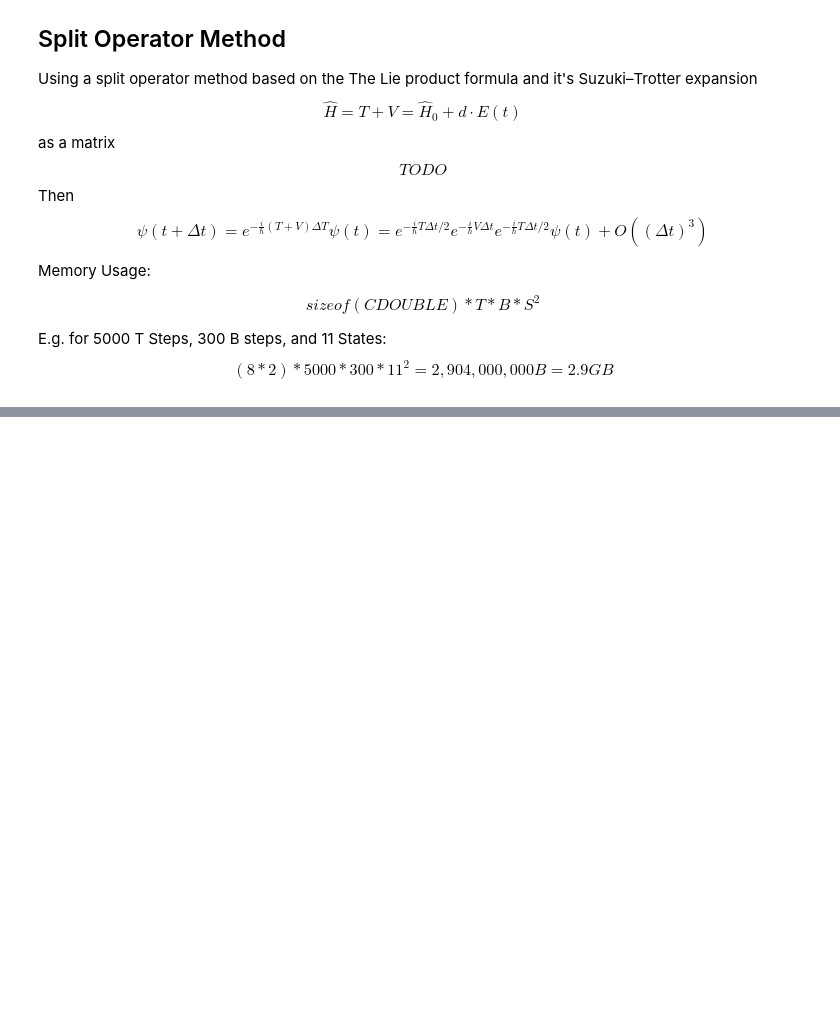
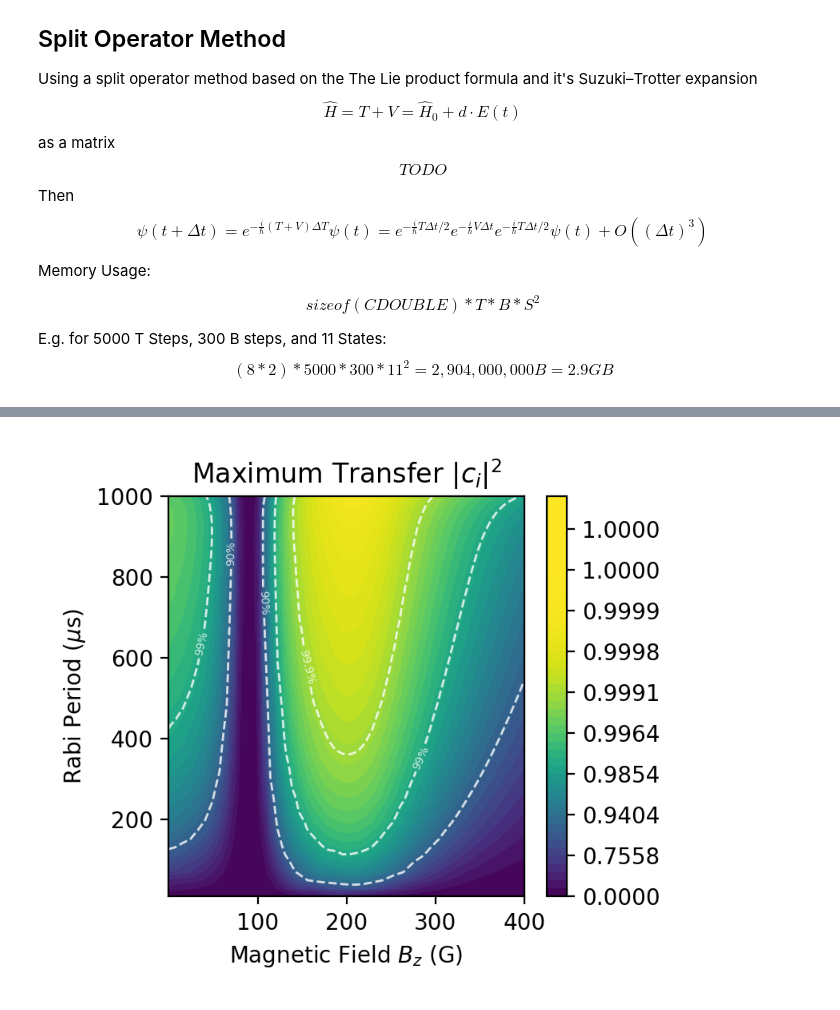
Before and after one commit to tomhepz/MolecularEnergyLevels, a Jupyter notebook: notebooks/diatom-zeeman.ipynb, the cells around one changed output, grey strips where cells are left out. Cells and saved outputs as stored; diff of their text form; code cells hidden in the pictures; blank space fills up the shorter version.

```diff
--- a/notebooks/diatom-zeeman.ipynb
+++ b/notebooks/diatom-zeeman.ipynb
@@ -527,0 +513,97 @@ print(angular)
+# %%
+PULSE_MIN = 100e-7
+PULSE_MAX = 100e-5
+PULSE_NUM = 50
+PULSE_TIMES = np.linspace(PULSE_MIN,PULSE_MAX,num=PULSE_NUM)
+
+T_STEPS = 10000
+initial_state_label = (0,5,0)
+intended_state_label = (1,4,4)
+POLARISATION=initial_state_label[1]-intended_state_label[1]
+
+initial_state_considered_index = CONSIDERED_STATE_LABELS.index(initial_state_label)
+intended_state_considered_index = CONSIDERED_STATE_LABELS.index(intended_state_label)
+initial_state_real_index = CONSIDERED_STATE_POSITIONS[initial_state_considered_index]
+intended_state_real_index = CONSIDERED_STATE_POSITIONS[intended_state_considered_index]
+
+N_STATES = len(CONSIDERED_STATE_POSITIONS)
+
+# Get Angular Frequency Matrix Diagonal for each B
+angular = ENERGIES[:, CONSIDERED_STATE_POSITIONS].real / H_BAR # [bi, i]
+
+# Get Driving Frequency for each B
+driving = angular[:, intended_state_considered_index].T - angular[:, initial_state_considered_index] + DETUNING # [bi]
+
+# Get Rabi coupling matrix for each B
+dipole_op = calculate.dipole(N_MAX,I1,I2,1,POLARISATION)
+couplings = STATES[:, :, CONSIDERED_STATE_POSITIONS].conj().transpose(0, 2, 1) @ (dipole_op @ STATES[:, :, CONSIDERED_STATE_POSITIONS])
+
+# Get desired E field for each B and rabi frequency
+#[pi,bi]
+E_0 = np.abs((2*np.pi*H_BAR) / (D_0 * couplings[None, :, initial_state_considered_index, intended_state_considered_index] * PULSE_TIMES[:,None]))
+
+# Construct Times
+times, DT = np.linspace(0, PULSE_TIMES, num=T_STEPS, retstep=True)# [ti,pi], [pi]
+
+# # Construct 'kinetic' time step operator (Matrix Diagonal)
+T_OP_DIAG = np.exp(-(1j) * angular[None,:,:] * DT[:,None,None]/2 ) # [pi,bi,i]
+
+# Construct potential fixed part time step operator
+ORDER = 6
+
+V_TI_M = (-(1j)*D_0*DT[:,None,None,None]/H_BAR)*E_0[:,:,None,None]*couplings #[pi,bi,i,j]
+V_TI_M_POWS = np.array([np.linalg.matrix_power(V_TI_M, i)/np.math.factorial(i) for i in range(ORDER)]) #[c,pi,bi,i,j]
+
+#Initialise states for each B
+state_vector = np.zeros((PULSE_NUM,B_STEPS,N_STATES), dtype=np.cdouble)
+state_vector[:,:, initial_state_considered_index] = 1
+max_amp_vector = np.zeros((PULSE_NUM,B_STEPS,N_STATES), dtype=np.cdouble)
+max_amp_vector[:,:, initial_state_considered_index] = 1
+
+for t_num in range(T_STEPS-1):
+
+    V_TD = np.cos(driving[None,:]*times[t_num,:,None]) # [pi,bi]
+    V_TD_POWS = V_TD[None,...]**(np.arange(ORDER)[:,None,None]) # [ci,pi,bi]
+    V_OP = np.sum(V_TI_M_POWS*V_TD_POWS[...,None,None],axis=0) # [pi,bi,i,j]
+
+    DU = T_OP_DIAG[:,:,:,None] * V_OP[:,:,:,:] * T_OP_DIAG[:,:,None,:]
+    state_vector = np.einsum('pbij,pbi->pbj',DU,state_vector)
+    max_amp_vector = np.maximum(max_amp_vector, np.abs(state_vector))
+
+
+fig,ax = plt.subplots()
+
+b_grid, p_grid = np.meshgrid(B,PULSE_TIMES)
+#levels=[0.001,0.5,0.9,0.95,0.99,0.995,0.999,1]
+
+CLIP=0.0005
+
+def _forward(x):
+    return np.log(1-x+CLIP)/np.log(CLIP)
+
+def _inverse(x):
+    return 1+CLIP-CLIP^x
+
+
+levels = 1-np.logspace(0,-6,50)
+norm = matplotlib.colors.FuncNorm((_forward, _inverse), vmin=0, vmax=1)
+
+noted_levels=[0.9,0.99,0.999]
+cf = ax.contourf(b_grid*GAUSS,p_grid*1e6,max_amp_vector[:,:,intended_state_considered_index]**2, levels, norm=norm)
+CS1 = ax.contour(b_grid*GAUSS,p_grid*1e6,max_amp_vector[:,:,intended_state_considered_index]**2,noted_levels,
+                 colors='w',linestyles='dashed',linewidths=1,alpha=0.8)
+
+fmt = {}
+strs = ["90%","99%","99.9%"]
+for l, s in zip(CS1.levels, strs):
+    fmt[l] = s
+
+ax.clabel(CS1, CS1.levels, inline=True, fmt=fmt, fontsize=5)
+fig.colorbar(cf, ax=ax)
+#ax.set_xlim(F_MIN,F_MAX)
+#ax.set_yscale('log')
+#ax.set_xlabel("Rabi Frequency $\Omega$ (Hz)")
+ax.set_xlabel("Magnetic Field $B_z$ (G)")
+ax.set_ylabel("Rabi Period ($\mu$s)")
+ax.set_title("Maximum Transfer $|c_i|^2$")
+# %% [output]
@@ -527,0 +611 @@ print(angular)
+[figure, added]
```
Also changed, not shown: parts of 8 cells of this notebook, 3 other files.
